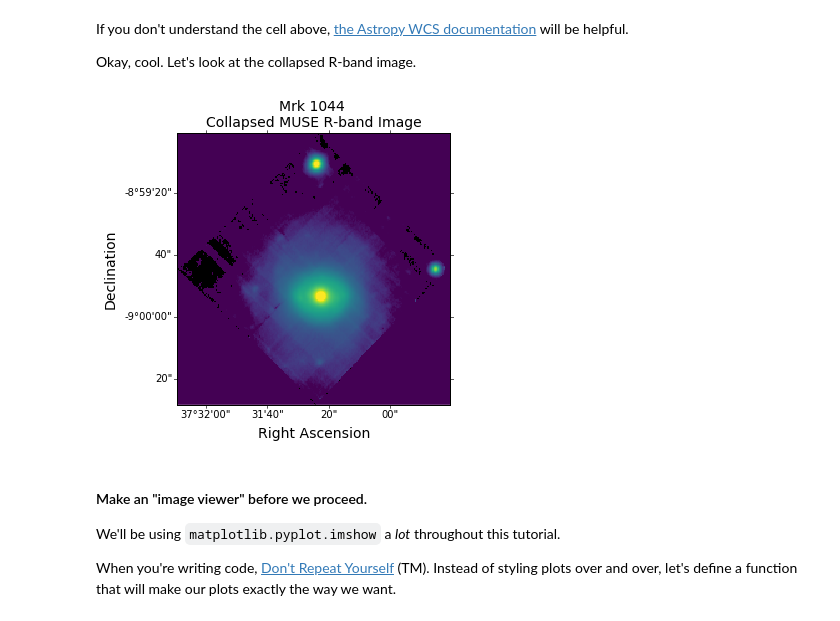
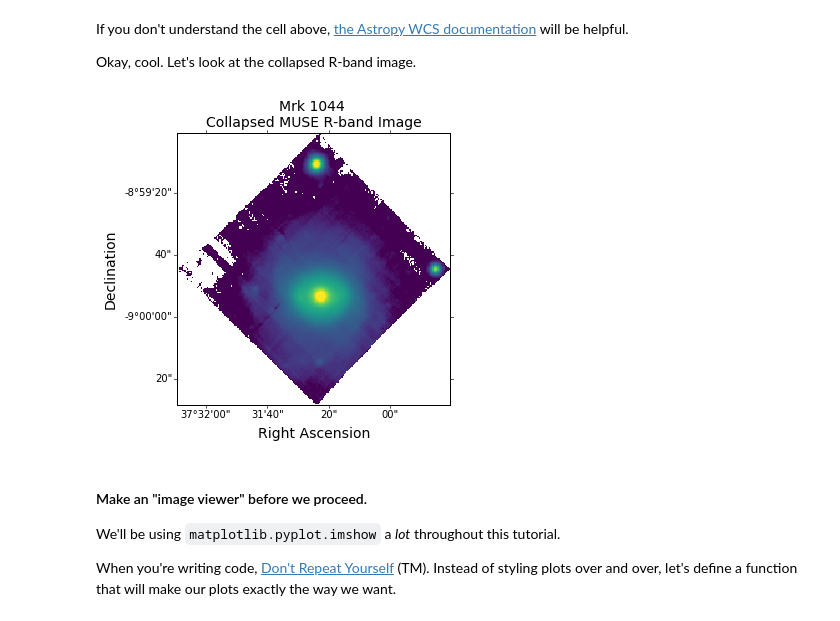
Before and after one commit to granttremblay/CARS_MUSE_Tour, a Jupyter notebook: CARS_MUSE_Tour.ipynb, the cells around one changed output. Drawn from its saved outputs; the diff is of its cells as text; code cells hidden in the pictures.

Commit message:
I fixed the blinking movie issue by forcing background to NaN

```diff
--- a/CARS_MUSE_Tour.ipynb
+++ b/CARS_MUSE_Tour.ipynb
@@ -254,24 +254,29 @@ Okay, cool. Let's look at the collapsed R-band image.
 # %%
 fontsize=14
 
 plt.style.use('ggplot')
 fig = plt.figure(figsize=(5,5))
 ax = plt.subplot(projection=wcs)
 
 ax.coords[0].set_axislabel('Right Ascension', fontsize=fontsize)
 ax.coords[1].set_axislabel('Declination', fontsize=fontsize)
 
+
+#ax.background_patch.set_fill(False)
+
+fovdata[fovdata == 0] = np.nan
+
 cmap=cm.viridis
-cmap.set_bad('black',1)
+cmap.set_bad('white',1)
 
 ax.set_title('Mrk 1044 \nCollapsed MUSE R-band Image', fontsize=fontsize)
 
 
 ax.tick_params(labelsize=14)
 
 frame = ax.imshow(fovdata, origin='lower', norm=LogNorm(), vmin=0.001, vmax=0.5, cmap=cmap, interpolation='None')
 # %% [output]
-[figure, old version]
+[figure, new version]
 # %% [markdown]
 #### Make an "image viewer" before we proceed.
 
```
Also changed, not shown: parts of 7 cells of this notebook, 1 other file.
